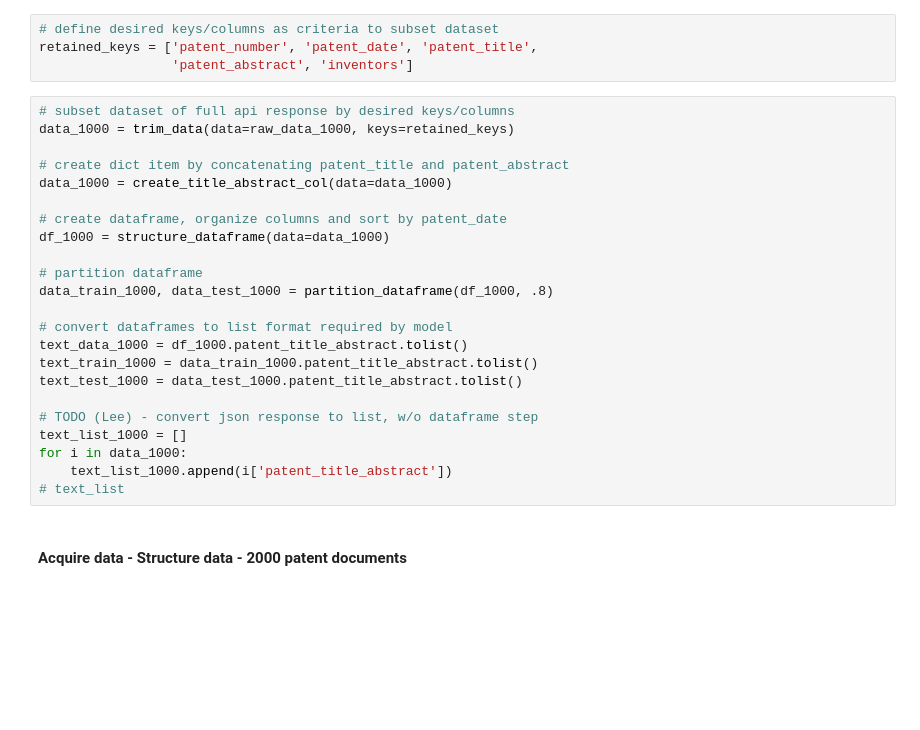
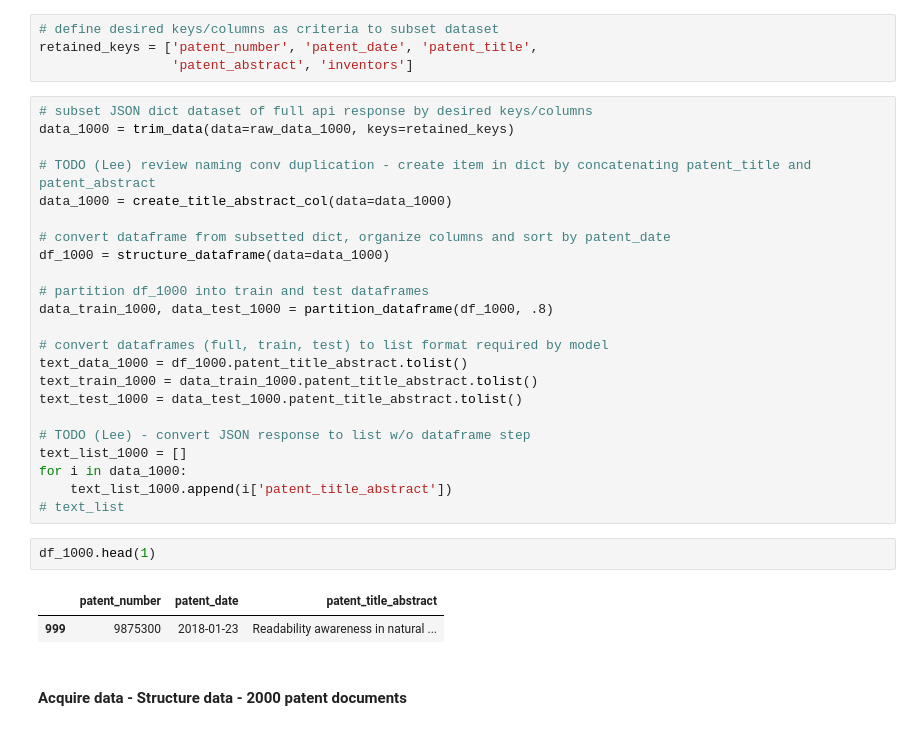
Before and after one commit to glmack/techniche, a Jupyter notebook: model_selection/topic_model.ipynb, the cells around one changed output. Drawn from its saved outputs; the diff is of its cells as text; blank space fills up the shorter version.

Commit message:
revise cell #6 in topic_model and pat_inv_map in test_model

```diff
--- a/model_selection/topic_model.ipynb
+++ b/model_selection/topic_model.ipynb
@@ -65,28 +73,33 @@ raw_data_2000 = get_ml_patents(pats_per_page=2000)
 retained_keys = ['patent_number', 'patent_date', 'patent_title',
                  'patent_abstract', 'inventors']
 # %%
-# subset dataset of full api response by desired keys/columns
+# subset JSON dict dataset of full api response by desired keys/columns
 data_1000 = trim_data(data=raw_data_1000, keys=retained_keys)
 
-# create dict item by concatenating patent_title and patent_abstract
+# TODO (Lee) review naming conv duplication - create item in dict by concatenating patent_title and patent_abstract
 data_1000 = create_title_abstract_col(data=data_1000)
 
-# create dataframe, organize columns and sort by patent_date
+# convert dataframe from subsetted dict, organize columns and sort by patent_date
 df_1000 = structure_dataframe(data=data_1000)
 
-# partition dataframe
+# partition df_1000 into train and test dataframes
 data_train_1000, data_test_1000 = partition_dataframe(df_1000, .8)
 
-# convert dataframes to list format required by model
+# convert dataframes (full, train, test) to list format required by model
 text_data_1000 = df_1000.patent_title_abstract.tolist()
 text_train_1000 = data_train_1000.patent_title_abstract.tolist()
 text_test_1000 = data_test_1000.patent_title_abstract.tolist()
 
-# TODO (Lee) - convert json response to list, w/o dataframe step
+# TODO (Lee) - convert JSON response to list w/o dataframe step
 text_list_1000 = []
 for i in data_1000:
     text_list_1000.append(i['patent_title_abstract'])
 # text_list
+# %%
+df_1000.head(1)
+# %% [output]
+|  | patent_number | patent_date | patent_title_abstract |
+| 999 | 9875300 | 2018-01-23 | Readability awareness in natural ... |
 # %% [markdown]
 #### Acquire data - Structure data - 2000 patent documents
 # %%
```
Also changed, not shown: parts of 5 cells of this notebook, 1 other file.
